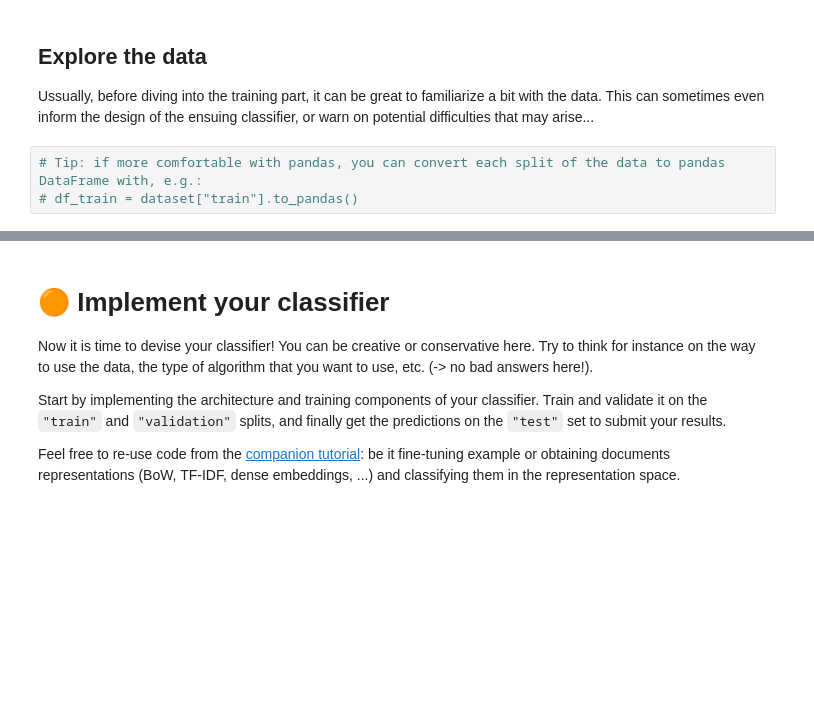
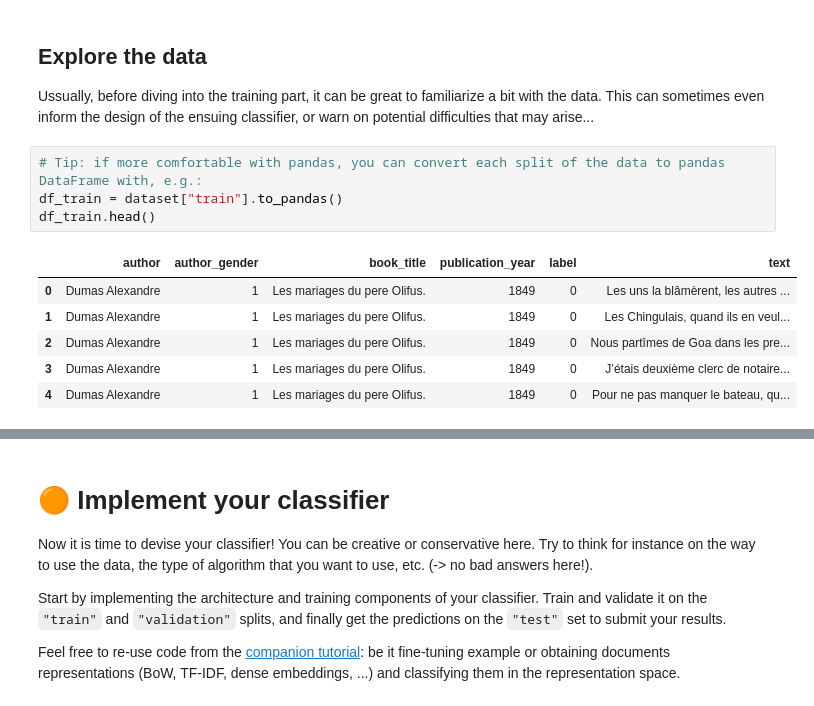
Before and after one commit to MathiasGarnier/Algorithms-All---Old, a Jupyter notebook: code/5_supervised/Hands_on_5_CanonChallenge.ipynb, the cells around one changed output, grey strips where cells are left out. Saved outputs shown, nothing was run; the diff lists cells and outputs as text; blank space fills up the shorter version.

```diff
--- a/code/5_supervised/Hands_on_5_CanonChallenge.ipynb
+++ b/code/5_supervised/Hands_on_5_CanonChallenge.ipynb
@@ -441,4 +441,12 @@ set(list(dataset["test"]["label"])) # only 'None'!
 Ussually, before diving into the training part, it can be great to familiarize a bit with the data. This can sometimes even inform the design of the ensuing classifier, or warn on potential difficulties that may arise...
 # %%
 # Tip: if more comfortable with pandas, you can convert each split of the data to pandas DataFrame with, e.g.:
-# df_train = dataset["train"].to_pandas()
+df_train = dataset["train"].to_pandas()
+df_train.head()
+# %% [output]
+|  | author | author_gender | book_title | publication_year | label | text |
+| 0 | Dumas Alexandre | 1 | Les mariages du pere Olifus. | 1849 | 0 | Les uns la blâmèrent, les autres ... |
+| 1 | Dumas Alexandre | 1 | Les mariages du pere Olifus. | 1849 | 0 | Les Chingulais, quand ils en veul... |
+| 2 | Dumas Alexandre | 1 | Les mariages du pere Olifus. | 1849 | 0 | Nous partîmes de Goa dans les pre... |
+| 3 | Dumas Alexandre | 1 | Les mariages du pere Olifus. | 1849 | 0 | J’étais deuxième clerc de notaire... |
+| 4 | Dumas Alexandre | 1 | Les mariages du pere Olifus. | 1849 | 0 | Pour ne pas manquer le bateau, qu... |
```
Also changed, not shown: parts of 5 cells of this notebook.
